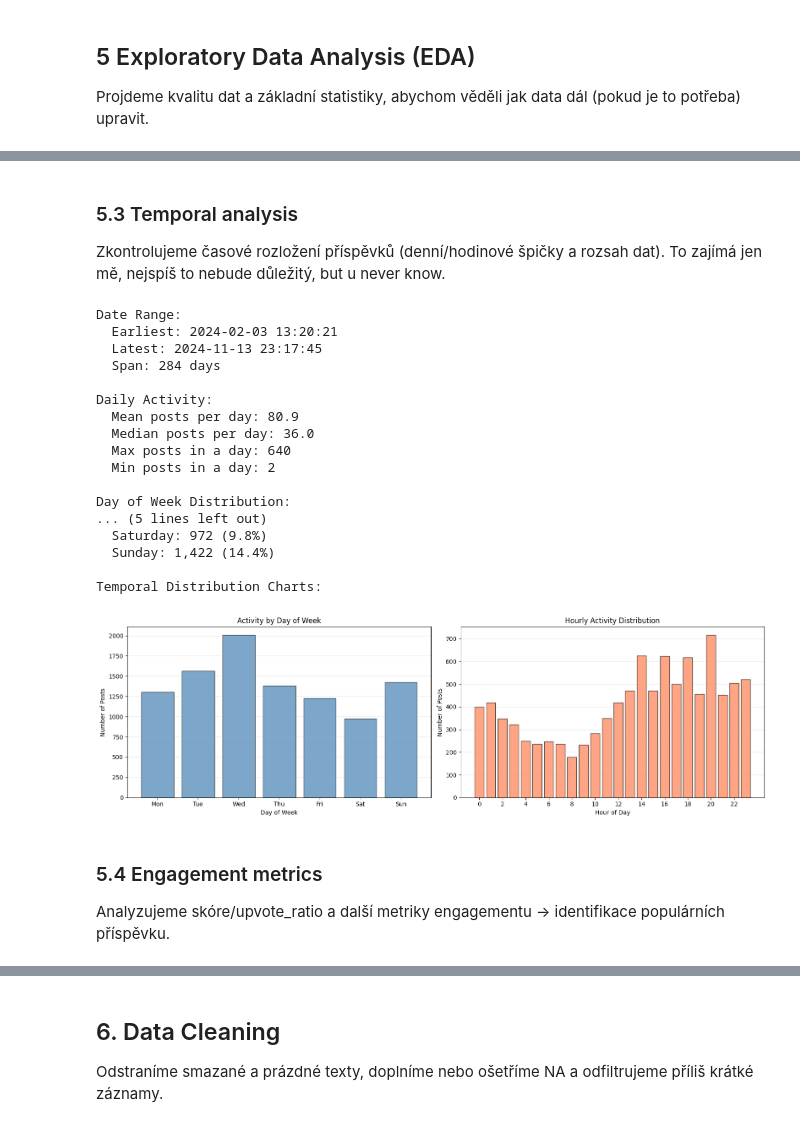
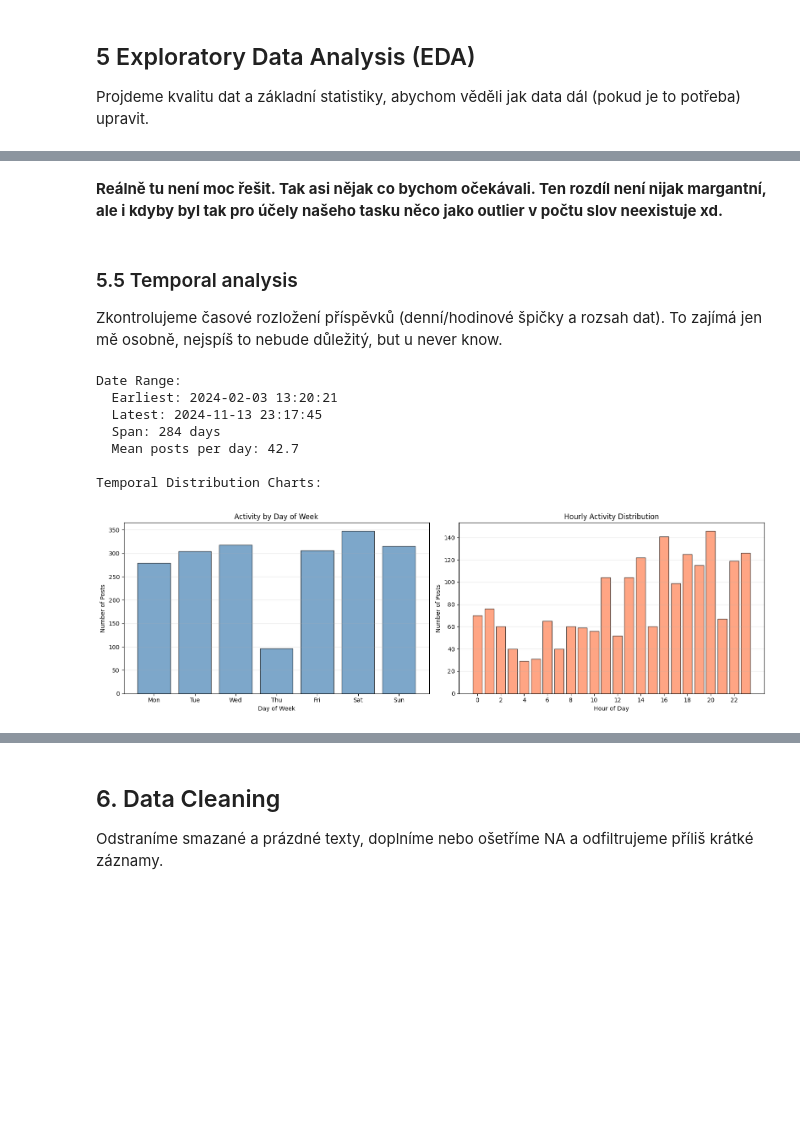
Before and after one commit to OndrejZ24/stock-sentiment-analysis, a Jupyter notebook: preprocessing.ipynb, the cells around one changed output, grey strips where cells are left out. Saved outputs shown, nothing was run; the diff lists cells and outputs as text; code cells hidden in the pictures; blank space fills up the shorter version.

```diff
--- a/preprocessing.ipynb
+++ b/preprocessing.ipynb
@@ -132,7 +179,7 @@ if oracle_credentials_available:
                     score, DBMS_LOB.SUBSTR(body, 4000, 1) as body,
                     subreddit, upvote_ratio, url
                 FROM historical_posts
-                WHERE ROWNUM <= 5000
+                WHERE ROWNUM <= 1000
             """
             df_posts = pd.read_sql_query(query_posts, conn)
 
@@ -143,7 +190,7 @@ if oracle_credentials_available:
                     DBMS_LOB.SUBSTR(body, 4000, 1) as body,
                     subreddit
                 FROM historical_comments
-                WHERE ROWNUM <= 5000
+                WHERE ROWNUM <= 1000
             """
             df_comments = pd.read_sql_query(query_comments, conn)
 
@@ -534,13 +683,15 @@ Quality Issues:
+# %% [markdown]
+**Reálně tu není moc řešit. Tak asi nějak co bychom očekávali. Ten rozdíl není nijak margantní, ale i kdyby byl tak pro účely našeho tasku něco jako outlier v počtu slov neexistuje xd.**
 # %% [markdown]
-### 5.3 Temporal analysis
+### 5.5 Temporal analysis
 
-Zkontrolujeme časové rozložení příspěvků (denní/hodinové špičky a rozsah dat). To zajímá jen mě, nejspíš to nebude důležitý, but u never know.
+Zkontrolujeme časové rozložení příspěvků (denní/hodinové špičky a rozsah dat). To zajímá jen mě osobně, nejspíš to nebude důležitý, but u never know.
 # %%
-# 5.3 Temporal Analysis
+# 5.5 Temporal Analysis
 
 if len(df_unified) > 0 and 'created_utc' in df_unified.columns:
 
-    # Convert to datetime
+    # Converting to datetime
     valid_dates = df_unified[df_unified['created_utc'].notna()].copy()
 
     if len(valid_dates) > 0:
@@ -552,88 +703,58 @@ if len(df_unified) > 0 and 'created_utc' in df_unified.columns:
         print(f"  Latest: {valid_dates['datetime'].max()}")
         print(f"  Span: {(valid_dates['datetime'].max() - valid_dates['datetime'].min()).days} days")
 
-        # Extract temporal features
         valid_dates['date'] = valid_dates['datetime'].dt.date
         valid_dates['hour'] = valid_dates['datetime'].dt.hour
         valid_dates['day_of_week'] = valid_dates['datetime'].dt.day_name()
         valid_dates['month'] = valid_dates['datetime'].dt.month
 
-        # Posts per day statistics
+        # Posts per day
         daily_counts = valid_dates.groupby('date').size()
-        print(f"\nDaily Activity:")
         print(f"  Mean posts per day: {daily_counts.mean():.1f}")
-        print(f"  Median posts per day: {daily_counts.median():.1f}")
-        print(f"  Max posts in a day: {daily_counts.max()}")
-        print(f"  Min posts in a day: {daily_counts.min()}")
 
-        # Day of week distribution
-        print(f"\nDay of Week Distribution:")
-        day_order = ['Monday', 'Tuesday', 'Wednesday', 'Thursday', 'Friday', 'Saturday', 'Sunday']
-        day_counts = valid_dates['day_of_week'].value_counts()
-        for day in day_order:
-            if day in day_counts.index:
-                count = day_counts[day]
-                pct = (count / len(valid_dates)) * 100
-                print(f"  {day}: {count:,} ({pct:.1f}%)")
-
-
-        # Visualize temporal patterns
+        # temporal patterns
         print(f"\nTemporal Distribution Charts:")
         try:
             import matplotlib.pyplot as plt
 
             fig, (ax1, ax2) = plt.subplots(1, 2, figsize=(16, 5))
 
-            # Chart 1: Day of week distribution (bar chart)
             day_order = ['Monday', 'Tuesday', 'Wednesday', 'Thursday', 'Friday', 'Saturday', 'Sunday']
-            day_counts_ordered = [day_counts.get(day, 0) for day in day_order]
+            day_counts = valid_dates['day_of_week'].value_counts()
+            day_counts_ordered = [int(day_counts.get(d, 0)) for d in day_order]
             ax1.bar(range(7), day_counts_ordered, color='steelblue', alpha=0.7, edgecolor='black')
             ax1.set_xlabel('Day of Week')
             ax1.set_ylabel('Number of Posts')
             ax1.set_title('Activity by Day of Week')
             ax1.set_xticks(range(7))
             ax1.set_xticklabels(['Mon', 'Tue', 'Wed', 'Thu', 'Fri', 'Sat', 'Sun'])
             ax1.grid(axis='y', alpha=0.3)
 
-            # Chart 2: Hourly distribution (bar chart)
+            hour_counts = valid_dates['hour'].value_counts()
             hours = list(range(24))
             counts = [hour_counts.get(h, 0) for h in hours]
             ax2.bar(hours, counts, color='coral', alpha=0.7, edgecolor='black')
             ax2.set_xlabel('Hour of Day')
             ax2.set_ylabel('Number of Posts')
             ax2.set_title('Hourly Activity Distribution')
             ax2.set_xticks(range(0, 24, 2))
             ax2.grid(axis='y', alpha=0.3)
 
             plt.tight_layout()
             plt.show()
 
         except ImportError:
             print("  matplotlib not available - install with: pip install matplotlib")
 
     print()
 else:
     print("Warning: No temporal data available for analysis")
 # %% [output]
 Date Range:
   Earliest: 2024-02-03 13:20:21
   Latest: 2024-11-13 23:17:45
   Span: 284 days
-
-Daily Activity:
-  Mean posts per day: 80.9
-  Median posts per day: 36.0
-  Max posts in a day: 640
-  Min posts in a day: 2
-
-Day of Week Distribution:
-... (5 lines left out)
-  Saturday: 972 (9.8%)
-  Sunday: 1,422 (14.4%)
+  Mean posts per day: 42.7
 
 Temporal Distribution Charts:
-[figure, old version]
+[figure, new version]
-# %% [markdown]
-### 5.4 Engagement metrics
-
-Analyzujeme skóre/upvote_ratio a další metriky engagementu -> identifikace populárních příspěvku.
```
Also changed, not shown: parts of 56 cells of this notebook, 6 other files.
